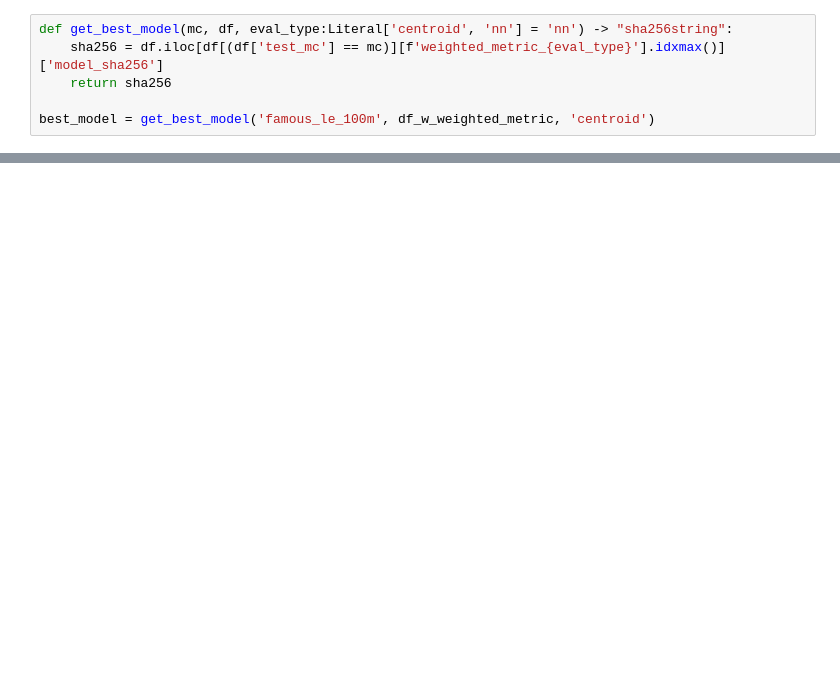
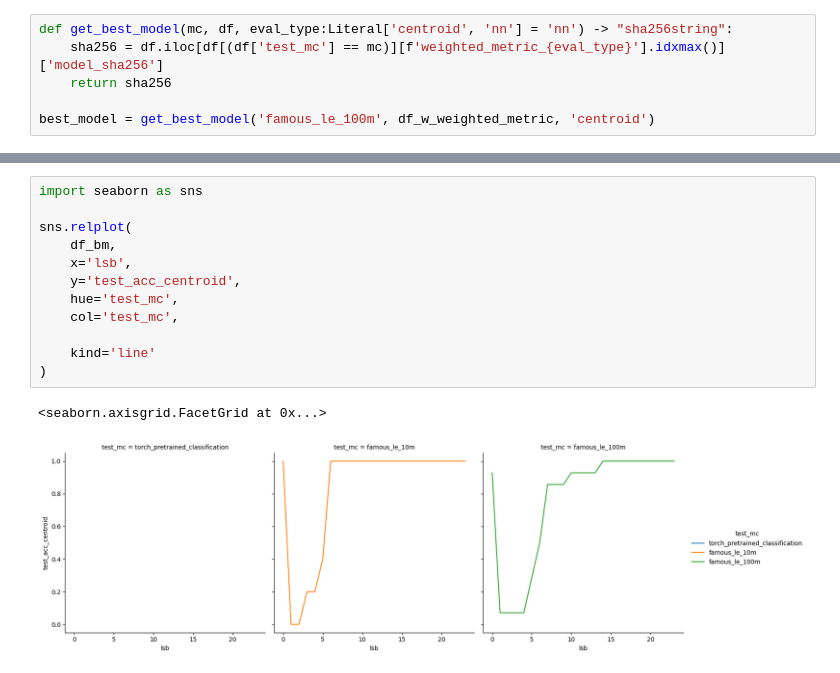
Before and after one commit to danigil/ModelXRay, a Jupyter notebook: notebooks/model_selection.ipynb, the cells around one changed output, grey strips where cells are left out. Cells and saved outputs as stored; diff of their text form; blank space fills up the shorter version.

```diff
--- a/notebooks/model_selection.ipynb
+++ b/notebooks/model_selection.ipynb
@@ -144,0 +149,15 @@ df_bm
+# %%
+import seaborn as sns
+
+sns.relplot(
+    df_bm,
+    x='lsb',
+    y='test_acc_centroid',
+    hue='test_mc',
+    col='test_mc',
+
+    kind='line'
+)
+# %% [output]
+<seaborn.axisgrid.FacetGrid at 0x...>
+[figure, added]
```
Also changed, not shown: parts of 2 cells of this notebook, 43 other files.
